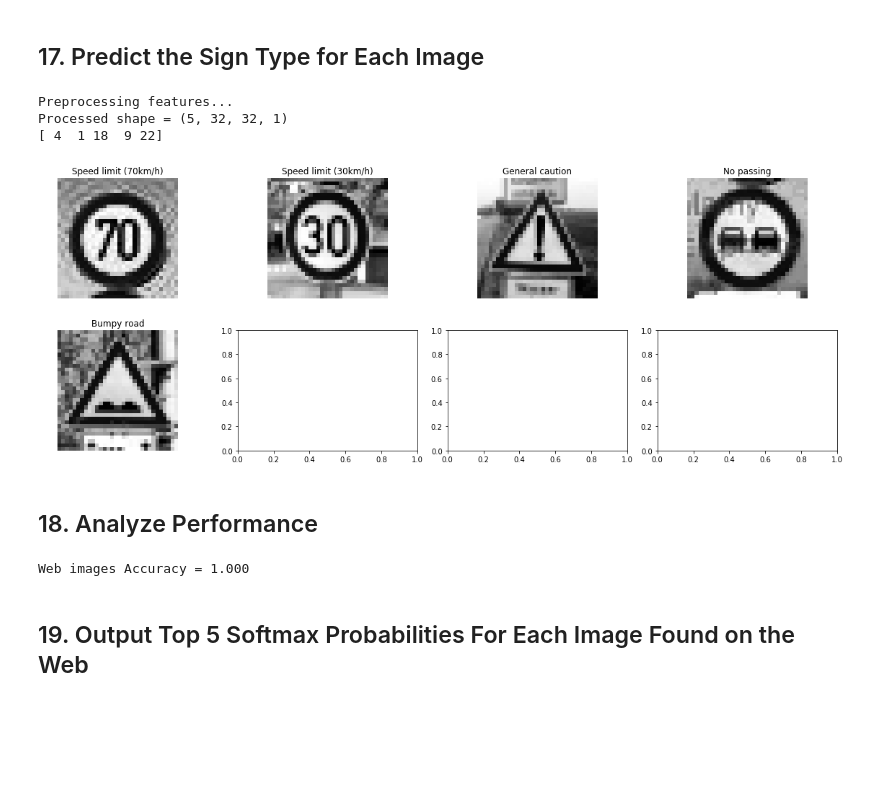
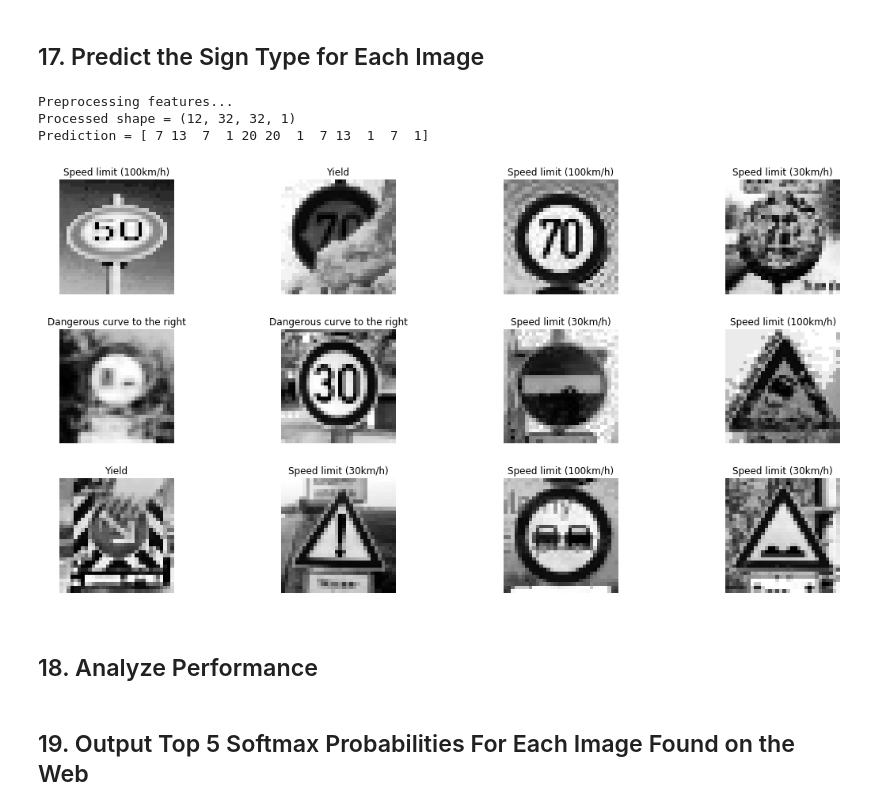
Before and after one commit to mlandry1/CarND, a Jupyter notebook: CarND-Traffic-Sign-Classifier-P2/Traffic_Sign_Classifier.ipynb, the cells around one changed output. Cells and saved outputs as stored; diff of their text form; code cells hidden in the pictures; blank space fills up the shorter version.

```diff
--- a/CarND-Traffic-Sign-Classifier-P2/Traffic_Sign_Classifier.ipynb
+++ b/CarND-Traffic-Sign-Classifier-P2/Traffic_Sign_Classifier.ipynb
@@ -773,44 +758,45 @@ Loaded  bumpyroad.jpg
 # %%
 ### Run the predictions here and use the model to output the prediction for each image.
 ### Make sure to pre-process the images with the same pre-processing pipeline used earlier.
 ### Feel free to use as many code cells as needed.
+import tensorflow as tf
 
 # Preprocess images
 print('Preprocessing features...')
 X_web = equalize_Y_histogram(X_web)
 X_web = convert_to_grayscale(X_web)
 X_web = normalize_grayscale(X_web)
 X_web = X_web[..., newaxis]
 
 print("Processed shape =", X_web.shape)
 
 y_web = []
 
 #We have to set the keep probability to 1.0 in the model..
 with tf.Session() as sess:
     saver.restore(sess, tf.train.latest_checkpoint('.'))
 
-    y_web = sess.run(tf.argmax(logits,1), feed_dict={x: X_web, keep_prob: 1.0})
+    logits_web = sess.run(tf.argmax(logits,1), feed_dict={x: X_web, keep_prob: 1.0})
 
-print("Prediction =", y_web)
+print("Prediction =", logits_web)
 
-show_sample(X_web, y_web, histogram = 0, sample_num = 5, sample_index = 0, color_map = 'gray')
+show_sample(X_web, logits_web, histogram = 0, sample_num = len(test_images), sample_index = 0, color_map = 'gray')
 # %% [output]
 Preprocessing features...
-Processed shape = (5, 32, 32, 1)
-[ 4  1 18  9 22]
+Processed shape = (12, 32, 32, 1)
+Prediction = [ 7 13  7  1 20 20  1  7 13  1  7  1]
-[figure, old version]
+[figure, new version]
 # %% [markdown]
 ## 18. Analyze Performance
 # %%
 ### Calculate the accuracy for these 5 new images.
+
+y_web = [2,4,4,4,10,1,17,23,38,18,10,22]
 
 with tf.Session() as sess:
     saver.restore(sess, tf.train.latest_checkpoint('.'))
     test_accuracy = evaluate(X_web, y_web)
     print("Web images Accuracy = {:.3f}".format(test_accuracy))
-# %% [output]
-Web images Accuracy = 1.000
 # %% [markdown]
 ## 19. Output Top 5 Softmax Probabilities For Each Image Found on the Web
 # %% [markdown]
```
Also changed, not shown: parts of 6 cells of this notebook.
